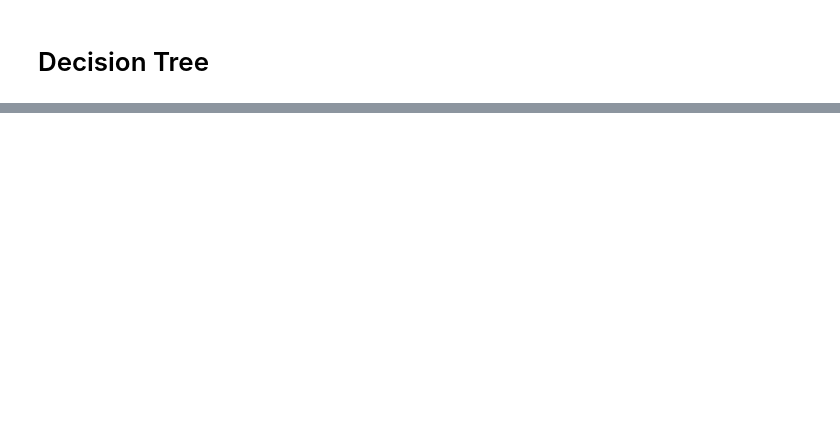
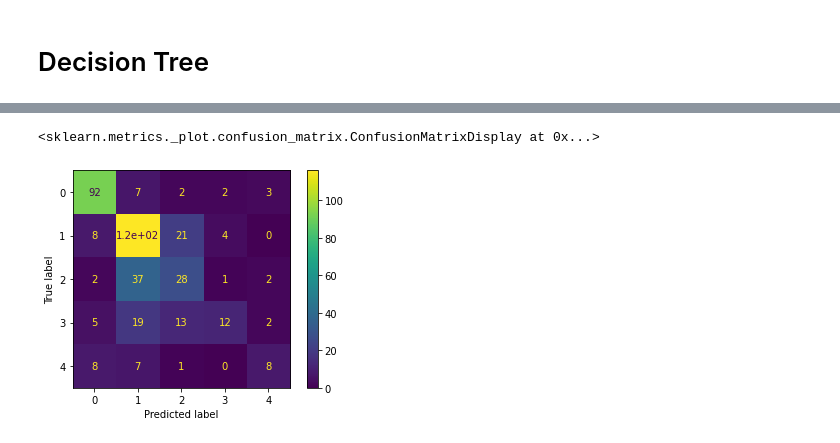
Before and after one commit to yassiSam/ML-1-Assingment, a Jupyter notebook: ML_Model_for_Frockies.ipynb, the cells around one changed output, grey strips where cells are left out. Cells and saved outputs as stored; diff of their text form; code cells hidden in the pictures; blank space fills up the shorter version.

```diff
--- a/ML_Model_for_Frockies.ipynb
+++ b/ML_Model_for_Frockies.ipynb
@@ -298,0 +260,5 @@ Recall Score is 1.0
+# %%
+plot_confusion_matrix(dt_model,X_train,y_train)
+# %% [output]
+<sklearn.metrics._plot.confusion_matrix.ConfusionMatrixDisplay at 0x...>
+[figure, added]
```
Also changed, not shown: parts of 29 cells of this notebook.
